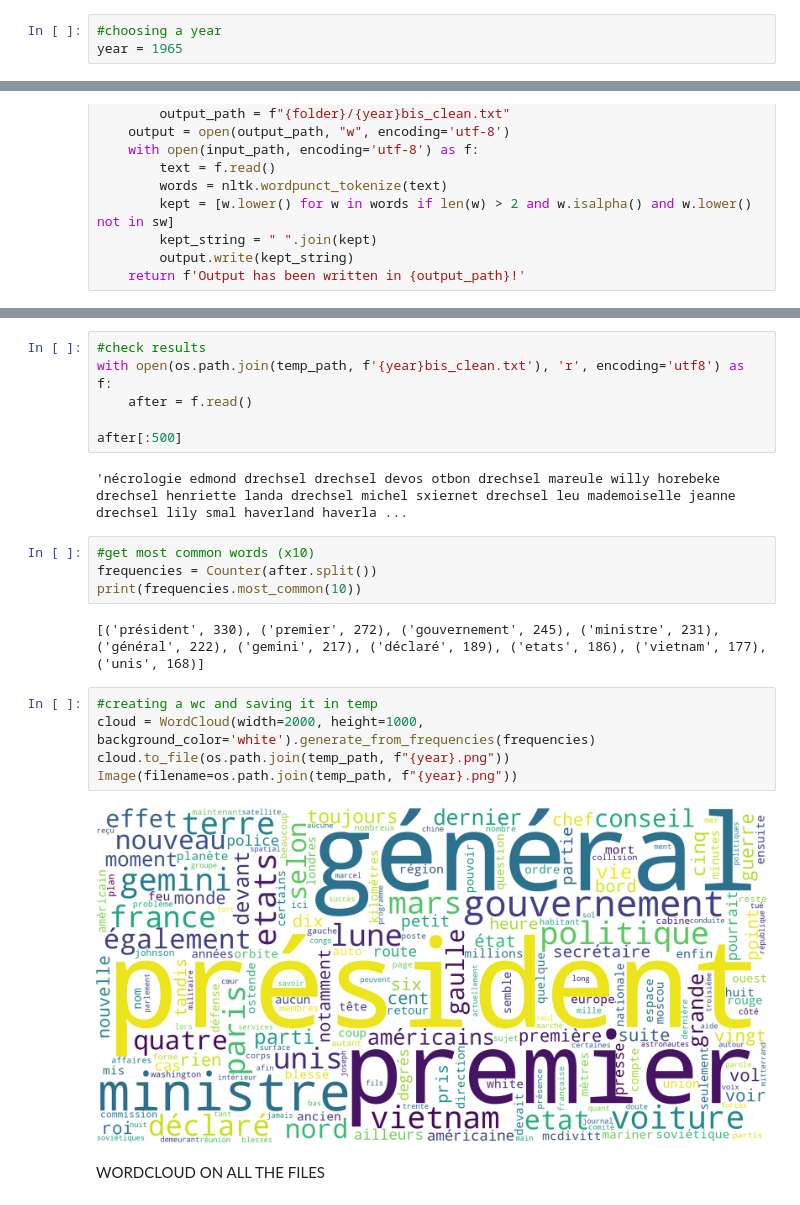
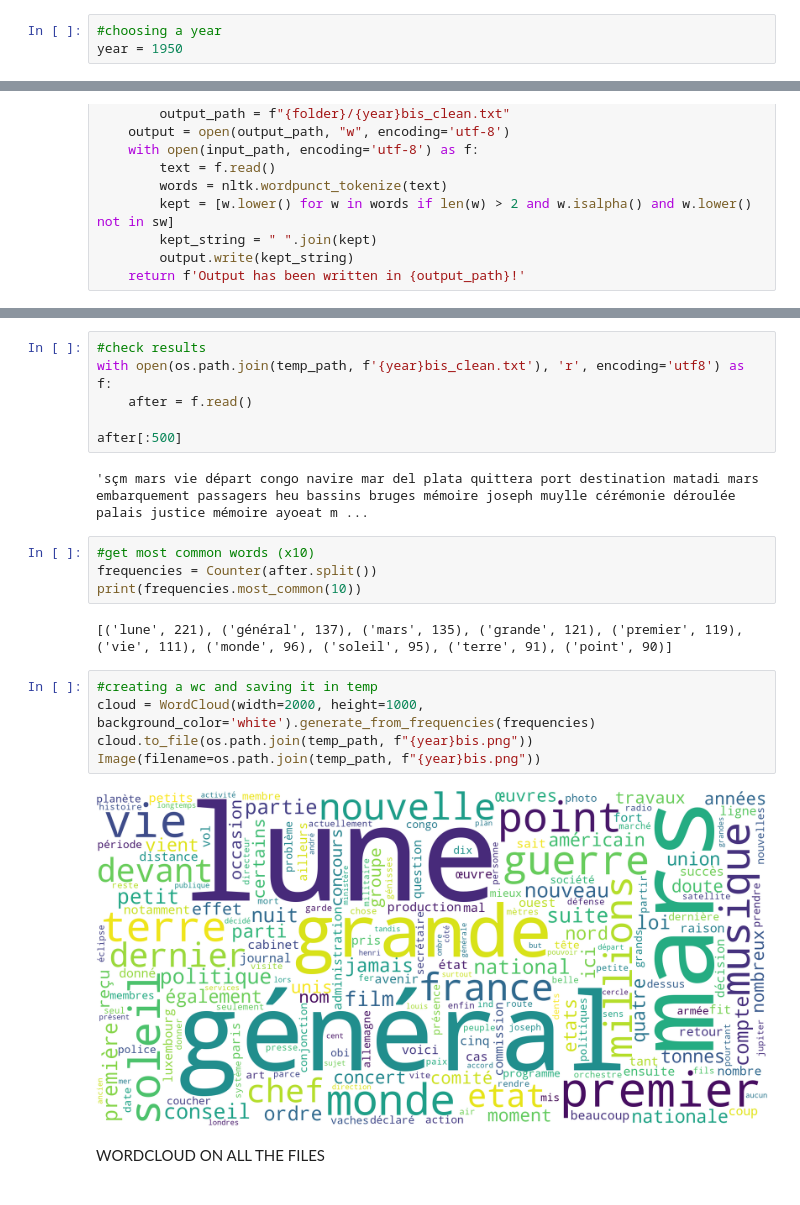
Before and after one commit to a-mahiant/tac, a Jupyter notebook: tp4/code corpus bis.ipynb, the cells around one changed output, grey strips where cells are left out. Cells and saved outputs as stored; diff of their text form.

```diff
--- a/tp4/code corpus bis.ipynb
+++ b/tp4/code corpus bis.ipynb
@@ -644,6 +684,6 @@ sw = set(sw)
 # %%
 #choosing a year
-year = 1965
+year = 1950
 # %%
 #listing this year's files
 data_path = '../tp4/data_bis'
@@ -722,20 +762,20 @@ with open(os.path.join(temp_path, f'{year}bis_clean.txt'), 'r', encoding='utf8')
 
 after[:500]
 # %% [output]
-'nécrologie edmond drechsel drechsel devos otbon drechsel mareule willy horebeke drechsel henriette landa drechsel michel sxiernet drechsel leu mademoiselle jeanne drechsel lily smal haverland haverla ...
+'sçm mars vie départ congo navire mar del plata quittera port destination matadi mars embarquement passagers heu bassins bruges mémoire joseph muylle cérémonie déroulée palais justice mémoire ayoeat m ...
 # %%
 #get most common words (x10)
 frequencies = Counter(after.split())
 print(frequencies.most_common(10))
 # %% [output]
-[('président', 330), ('premier', 272), ('gouvernement', 245), ('ministre', 231), ('général', 222), ('gemini', 217), ('déclaré', 189), ('etats', 186), ('vietnam', 177), ('unis', 168)]
+[('lune', 221), ('général', 137), ('mars', 135), ('grande', 121), ('premier', 119), ('vie', 111), ('monde', 96), ('soleil', 95), ('terre', 91), ('point', 90)]
 # %%
 #creating a wc and saving it in temp
 cloud = WordCloud(width=2000, height=1000, background_color='white').generate_from_frequencies(frequencies)
-cloud.to_file(os.path.join(temp_path, f"{year}.png"))
-Image(filename=os.path.join(temp_path, f"{year}.png"))
+cloud.to_file(os.path.join(temp_path, f"{year}bis.png"))
+Image(filename=os.path.join(temp_path, f"{year}bis.png"))
 # %% [output]
-[figure, old version]
+[figure, new version]
 # %% [markdown]
 WORDCLOUD ON ALL THE FILES
 # %%
```
Also changed, not shown: parts of 44 cells of this notebook, 4 other files.
